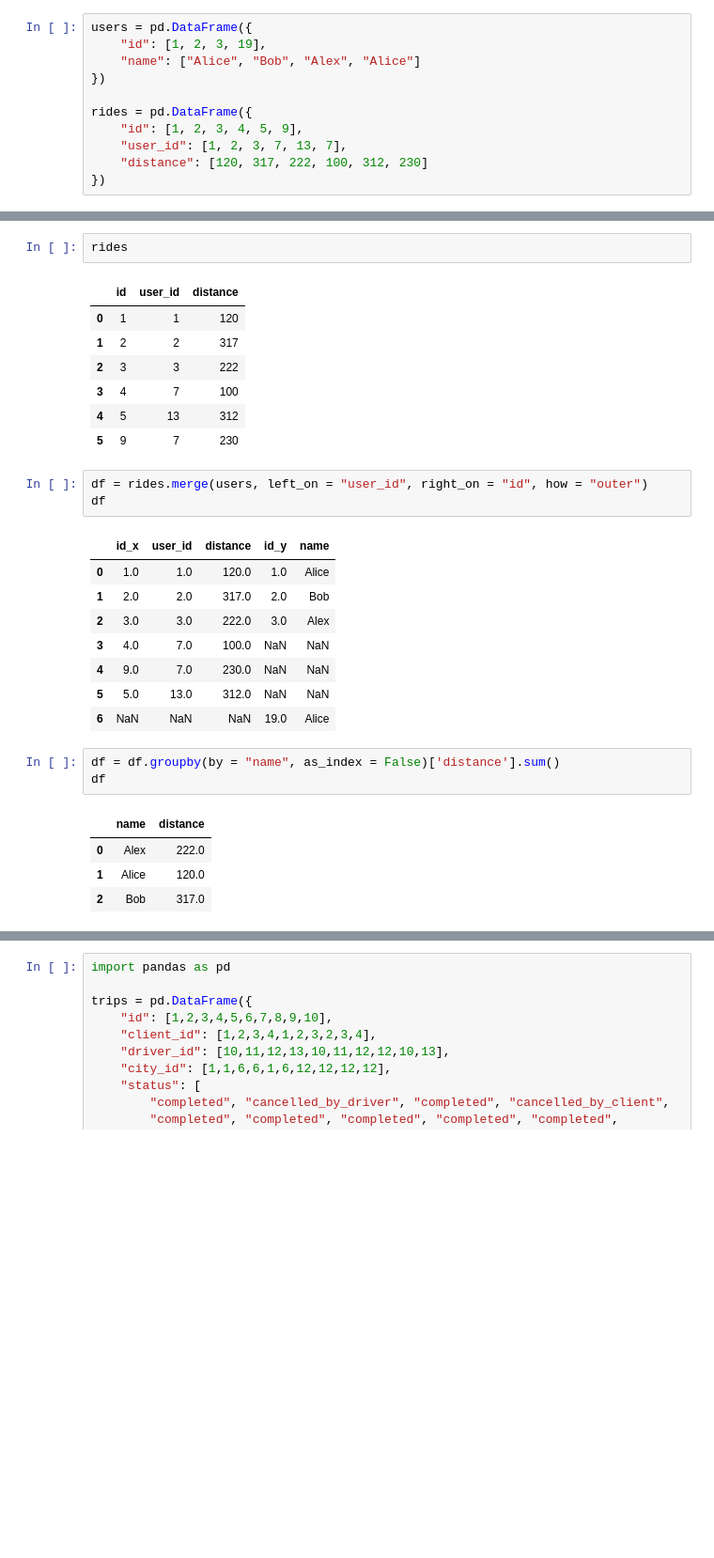
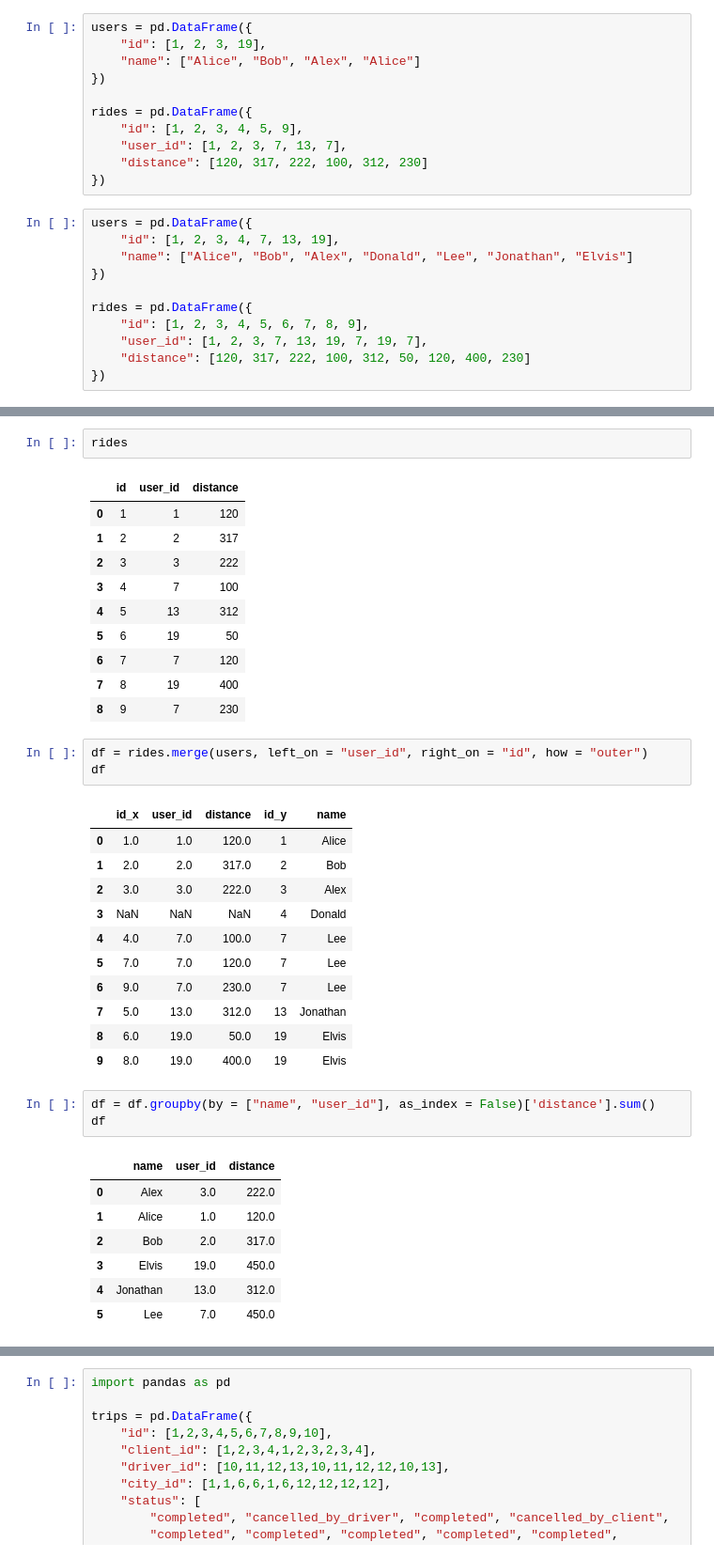
Before and after one commit to jjoseph-anderson/LeetCode, a Jupyter notebook: Rough_Work.ipynb, the cells around one changed output, grey strips where cells are left out. Shown at 94% size. Saved outputs shown, nothing was run; the diff lists cells and outputs as text; blank space fills up the shorter version.

```diff
--- a/Rough_Work.ipynb
+++ b/Rough_Work.ipynb
@@ -11,6 +11,17 @@ rides = pd.DataFrame({
     "user_id": [1, 2, 3, 7, 13, 7],
     "distance": [120, 317, 222, 100, 312, 230]
 })
+# %%
+users = pd.DataFrame({
+    "id": [1, 2, 3, 4, 7, 13, 19],
+    "name": ["Alice", "Bob", "Alex", "Donald", "Lee", "Jonathan", "Elvis"]
+})
+
+rides = pd.DataFrame({
+    "id": [1, 2, 3, 4, 5, 6, 7, 8, 9],
+    "user_id": [1, 2, 3, 7, 13, 19, 7, 19, 7],
+    "distance": [120, 317, 222, 100, 312, 50, 120, 400, 230]
+})
 # %%
 users
 # %% [output]
@@ -28,27 +42,36 @@ rides
 | 2 | 3 | 3 | 222 |
 | 3 | 4 | 7 | 100 |
 | 4 | 5 | 13 | 312 |
-| 5 | 9 | 7 | 230 |
+| 5 | 6 | 19 | 50 |
+| 6 | 7 | 7 | 120 |
+| 7 | 8 | 19 | 400 |
+| 8 | 9 | 7 | 230 |
 # %%
 df = rides.merge(users, left_on = "user_id", right_on = "id", how = "outer")
 df
 # %% [output]
 |  | id_x | user_id | distance | id_y | name |
-| 0 | 1.0 | 1.0 | 120.0 | 1.0 | Alice |
-| 1 | 2.0 | 2.0 | 317.0 | 2.0 | Bob |
-| 2 | 3.0 | 3.0 | 222.0 | 3.0 | Alex |
-| 3 | 4.0 | 7.0 | 100.0 | NaN | NaN |
-| 4 | 9.0 | 7.0 | 230.0 | NaN | NaN |
-| 5 | 5.0 | 13.0 | 312.0 | NaN | NaN |
-| 6 | NaN | NaN | NaN | 19.0 | Alice |
+| 0 | 1.0 | 1.0 | 120.0 | 1 | Alice |
+| 1 | 2.0 | 2.0 | 317.0 | 2 | Bob |
+| 2 | 3.0 | 3.0 | 222.0 | 3 | Alex |
+| 3 | NaN | NaN | NaN | 4 | Donald |
+| 4 | 4.0 | 7.0 | 100.0 | 7 | Lee |
+| 5 | 7.0 | 7.0 | 120.0 | 7 | Lee |
+| 6 | 9.0 | 7.0 | 230.0 | 7 | Lee |
+| 7 | 5.0 | 13.0 | 312.0 | 13 | Jonathan |
+| 8 | 6.0 | 19.0 | 50.0 | 19 | Elvis |
+| 9 | 8.0 | 19.0 | 400.0 | 19 | Elvis |
 # %%
-df = df.groupby(by = "name", as_index = False)['distance'].sum()
+df = df.groupby(by = ["name", "user_id"], as_index = False)['distance'].sum()
 df
 # %% [output]
-|  | name | distance |
-| 0 | Alex | 222.0 |
-| 1 | Alice | 120.0 |
-| 2 | Bob | 317.0 |
+|  | name | user_id | distance |
+| 0 | Alex | 3.0 | 222.0 |
+| 1 | Alice | 1.0 | 120.0 |
+| 2 | Bob | 2.0 | 317.0 |
+| 3 | Elvis | 19.0 | 450.0 |
+| 4 | Jonathan | 13.0 | 312.0 |
+| 5 | Lee | 7.0 | 450.0 |
 # %%
 df = df.rename(columns = {"distance": "travelled_distance"})
 
```
Also changed, not shown: parts of 2 cells of this notebook.
